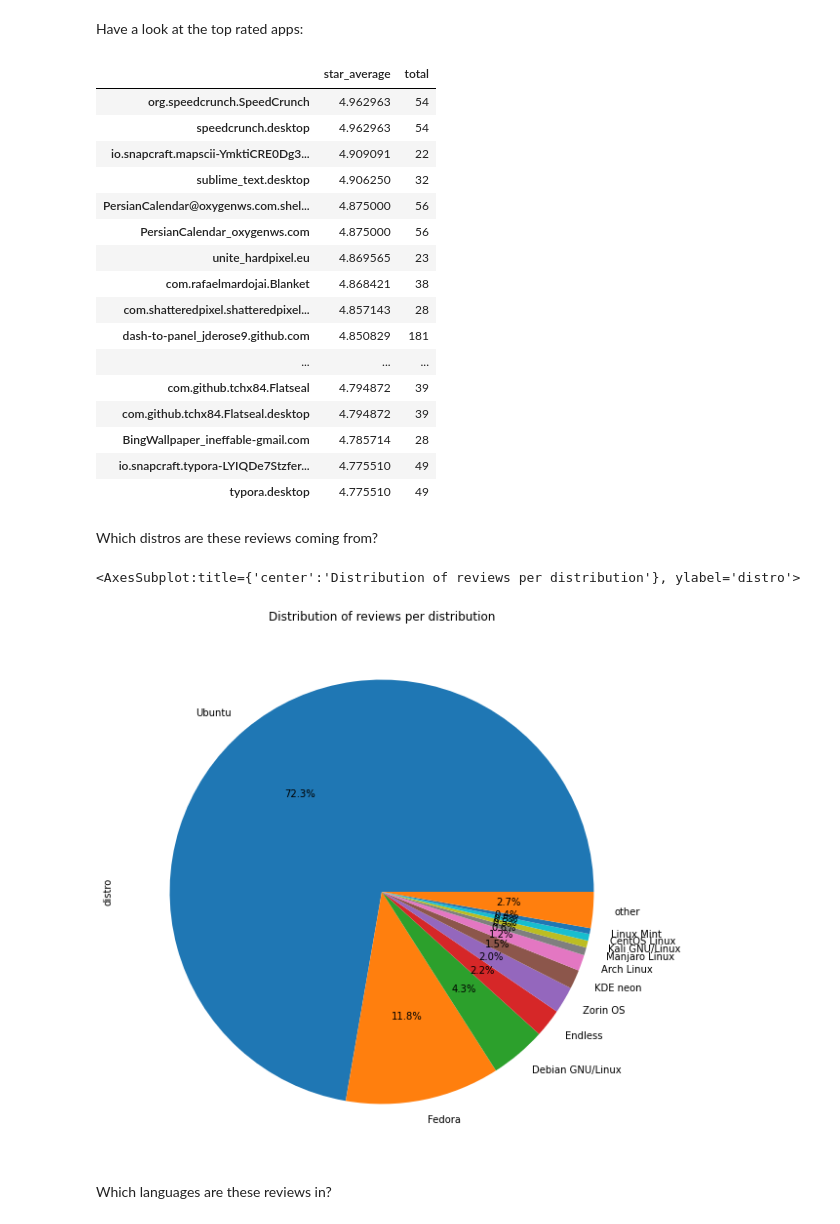
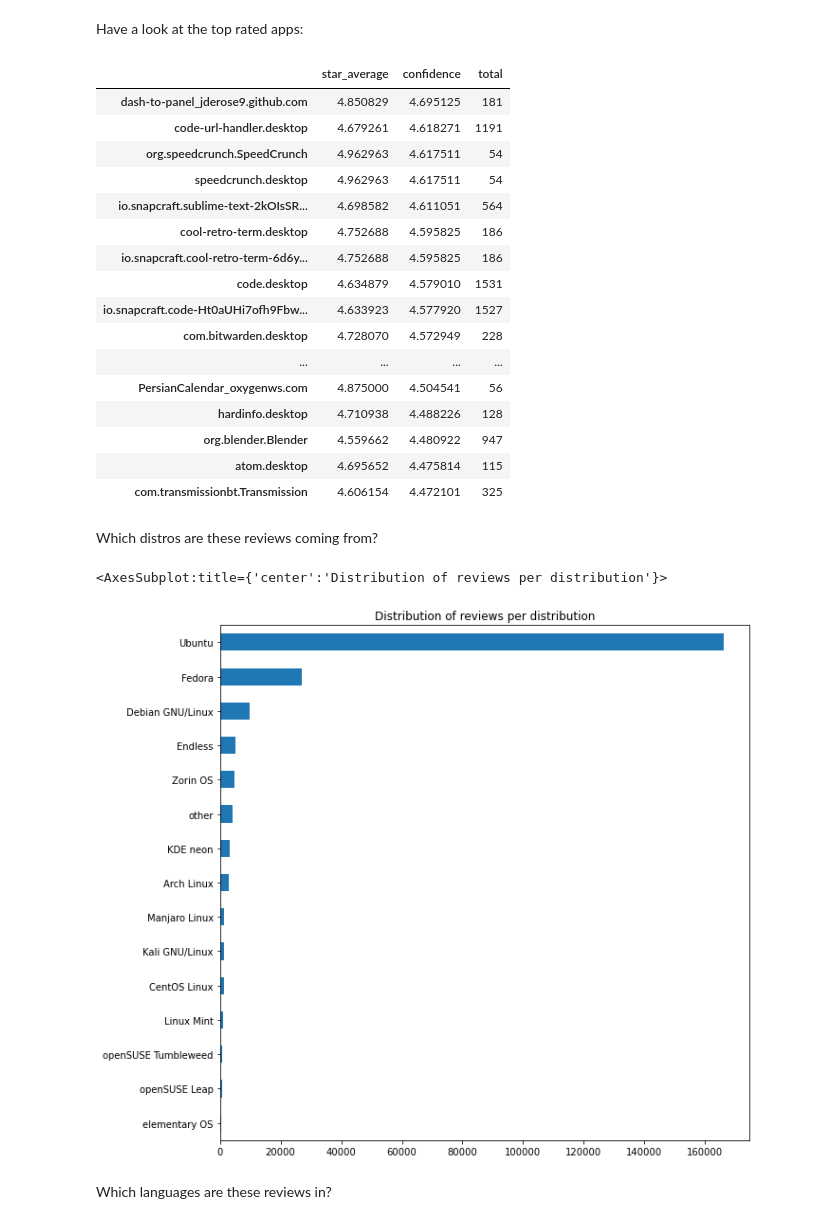
Before and after one commit to razzeee/app-reviews, a Jupyter notebook: stats.ipynb, the cells around one changed output. Cells and saved outputs as stored; diff of their text form; code cells hidden in the pictures.

Commit message:
Use horizontal bar chart and sort by confidence

```diff
--- a/stats.ipynb
+++ b/stats.ipynb
@@ -38,38 +62,38 @@ So the average rating of the apps in the linux ecosystem is around 3.5
 # %% [markdown]
 Have a look at the top rated apps:
 # %%
-df[df["total"]>20].dropna().nlargest(20,"star_average")[["star_average","total"]]
+df[df["total"]>20].dropna().nlargest(20,"confidence")[["star_average", "confidence", "total"]]
 # %% [output]
-|  | star_average | total |
-| org.speedcrunch.SpeedCrunch | 4.962963 | 54 |
-| speedcrunch.desktop | 4.962963 | 54 |
-| io.snapcraft.mapscii-YmktiCRE0Dg3... | 4.909091 | 22 |
-| sublime_text.desktop | 4.906250 | 32 |
-| PersianCalendar@oxygenws.com.shel... | 4.875000 | 56 |
-| PersianCalendar_oxygenws.com | 4.875000 | 56 |
-| unite_hardpixel.eu | 4.869565 | 23 |
-| com.rafaelmardojai.Blanket | 4.868421 | 38 |
-| com.shatteredpixel.shatteredpixel... | 4.857143 | 28 |
-| dash-to-panel_jderose9.github.com | 4.850829 | 181 |
-| ... | ... | ... |
-| com.github.tchx84.Flatseal | 4.794872 | 39 |
-| com.github.tchx84.Flatseal.desktop | 4.794872 | 39 |
-| BingWallpaper_ineffable-gmail.com | 4.785714 | 28 |
-| io.snapcraft.typora-LYIQDe7Stzfer... | 4.775510 | 49 |
-| typora.desktop | 4.775510 | 49 |
+|  | star_average | confidence | total |
+| dash-to-panel_jderose9.github.com | 4.850829 | 4.695125 | 181 |
+| code-url-handler.desktop | 4.679261 | 4.618271 | 1191 |
+| org.speedcrunch.SpeedCrunch | 4.962963 | 4.617511 | 54 |
+| speedcrunch.desktop | 4.962963 | 4.617511 | 54 |
+| io.snapcraft.sublime-text-2kOIsSR... | 4.698582 | 4.611051 | 564 |
+| cool-retro-term.desktop | 4.752688 | 4.595825 | 186 |
+| io.snapcraft.cool-retro-term-6d6y... | 4.752688 | 4.595825 | 186 |
+| code.desktop | 4.634879 | 4.579010 | 1531 |
+| io.snapcraft.code-Ht0aUHi7ofh9Fbw... | 4.633923 | 4.577920 | 1527 |
+| com.bitwarden.desktop | 4.728070 | 4.572949 | 228 |
+| ... | ... | ... | ... |
+| PersianCalendar_oxygenws.com | 4.875000 | 4.504541 | 56 |
+| hardinfo.desktop | 4.710938 | 4.488226 | 128 |
+| org.blender.Blender | 4.559662 | 4.480922 | 947 |
+| atom.desktop | 4.695652 | 4.475814 | 115 |
+| com.transmissionbt.Transmission | 4.606154 | 4.472101 | 325 |
 # %% [markdown]
 Which distros are these reviews coming from?
 # %%
 prob = reviewsDf["distro"].value_counts()
 
-mask = prob > 1000
+mask = prob > 500
 tail_prob = prob.loc[~mask].sum()
 prob = prob.loc[mask]
 prob['other'] = tail_prob
-prob.plot(kind='pie', figsize=(10, 10), autopct='%1.1f%%', title="Distribution of reviews per distribution")
+prob.sort_values().plot(kind='barh', figsize=(10, 10), title="Distribution of reviews per distribution")
 # %% [output]
-<AxesSubplot:title={'center':'Distribution of reviews per distribution'}, ylabel='distro'>
+<AxesSubplot:title={'center':'Distribution of reviews per distribution'}>
-[figure, old version]
+[figure, new version]
 # %% [markdown]
 Which languages are these reviews in?
 # %%
```
Also changed, not shown: parts of 4 cells of this notebook.
